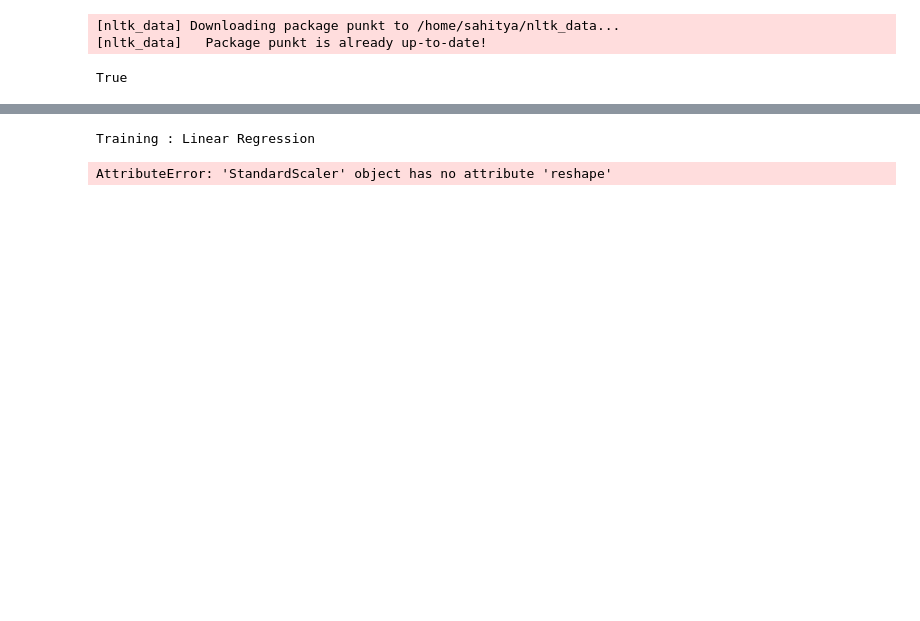
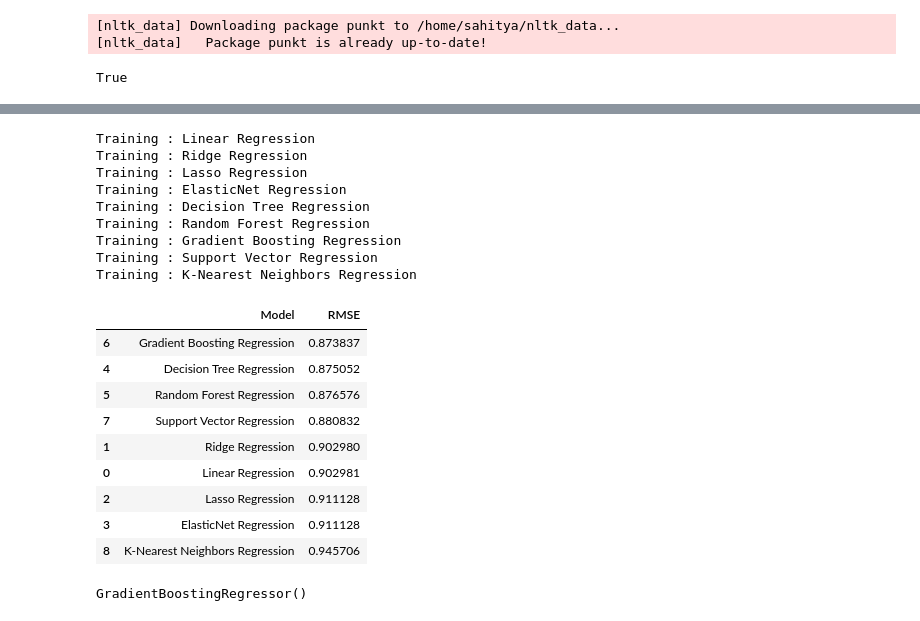
Before and after one commit to shiv2398/Some_basic_Project, a Jupyter notebook: movie_prediction/Movie_rating_prediction.ipynb, the cells around one changed output, grey strips where cells are left out. Drawn from its saved outputs; the diff is of its cells as text; code cells hidden in the pictures; blank space fills up the shorter version.

```diff
--- a/movie_prediction/Untitled.ipynb
+++ b/movie_prediction/Movie_rating_prediction.ipynb
@@ -263,17 +263,18 @@ from sklearn.neural_network import MLPRegressor
 from sklearn.metrics import mean_squared_error
 
 def train_and_test(x_train, y_train, x_test, y_test):
+    # Define hyperparameters for each model
     regression_models = {
         'Linear Regression': LinearRegression(),
-        'Ridge Regression': Ridge(),
-        'Lasso Regression': Lasso(),
-        'ElasticNet Regression': ElasticNet(),
-        'Decision Tree Regression': DecisionTreeRegressor(),
-        'Random Forest Regression': RandomForestRegressor(),
-        'Gradient Boosting Regression': GradientBoostingRegressor(),
-        'Support Vector Regression': SVR(),
-        'K-Nearest Neighbors Regression': KNeighborsRegressor(),
-        #'Neural Network Regression': MLPRegressor()
+        'Ridge Regression': Ridge(alpha=1.0),
+        'Lasso Regression': Lasso(alpha=1.0),
+        'ElasticNet Regression': ElasticNet(alpha=1.0, l1_ratio=0.5),
+        'Decision Tree Regression': DecisionTreeRegressor(max_depth=5),
+        'Random Forest Regression': RandomForestRegressor(n_estimators=100),
+        'Gradient Boosting Regression': GradientBoostingRegressor(n_estimators=100),
+        'Support Vector Regression': SVR(C=1.0, epsilon=0.1),
+        'K-Nearest Neighbors Regression': KNeighborsRegressor(n_neighbors=5),
+        #'Neural Network Regression': MLPRegressor(hidden_layer_sizes=(100,))
     }
 
     mse_dict = {}
@@ -285,9 +286,9 @@ def train_and_test(x_train, y_train, x_test, y_test):
         trained_models[name] = model
 
         # Reshape x_test to a 2D array
-        x_test_reshaped = x_test.reshape(-1, 1)
+        #x_test_reshaped = x_test.reshape(-1, 1)
 
-        y_pred = model.predict(x_test_reshaped)
+        y_pred = model.predict(x_test)
 
         # Calculate RMSE
         rmse = np.sqrt(mean_squared_error(y_test, y_pred))
@@ -295,7 +296,41 @@ def train_and_test(x_train, y_train, x_test, y_test):
 
     return mse_dict, trained_models
 # %%
-mse_,trained_models=train_and_test(X_scaled_train,y_train,X_scaled_test,y_test)
+mse_,trained_models=train_and_test(X_train_scaled,y_train,X_test_scaled,y_test)
 # %% [output]
 Training : Linear Regression
+Training : Ridge Regression
+Training : Lasso Regression
+Training : ElasticNet Regression
+Training : Decision Tree Regression
+Training : Random Forest Regression
+Training : Gradient Boosting Regression
+Training : Support Vector Regression
+Training : K-Nearest Neighbors Regression
-AttributeError: 'StandardScaler' object has no attribute 'reshape'
+# %%
+rmse_df = pd.DataFrame.from_dict(mse_, orient='index', columns=['RMSE'])
+rmse_df.reset_index(inplace=True)
+rmse_df.rename(columns={'index': 'Model'}, inplace=True)
+rmse_df = rmse_df.sort_values(by='RMSE')  # Sort the DataFrame by RMSE values in ascending order
+lowest_rmse_model = rmse_df.iloc[0]  # Select the model with the lowest RMSE value
+
+# Display the DataFrame sorted by RMSE values
+sorted_rmse_df = rmse_df.style.highlight_min(subset=['RMSE'], color='lightgreen', axis=0)
+sorted_rmse_df
+# %% [output]
+|  | Model | RMSE |
+| 6 | Gradient Boosting Regression | 0.873837 |
+| 4 | Decision Tree Regression | 0.875052 |
+| 5 | Random Forest Regression | 0.876576 |
+| 7 | Support Vector Regression | 0.880832 |
+| 1 | Ridge Regression | 0.902980 |
+| 0 | Linear Regression | 0.902981 |
+| 2 | Lasso Regression | 0.911128 |
+| 3 | ElasticNet Regression | 0.911128 |
+| 8 | K-Nearest Neighbors Regression | 0.945706 |
+# %%
+best_model_key=rmse_df.loc[rmse_df['RMSE'].idxmin()]
+best_model=trained_models[best_model_key[0]]
+best_model
+# %% [output]
+GradientBoostingRegressor()
```
Also changed, not shown: parts of 10 cells of this notebook, 7 other files.
